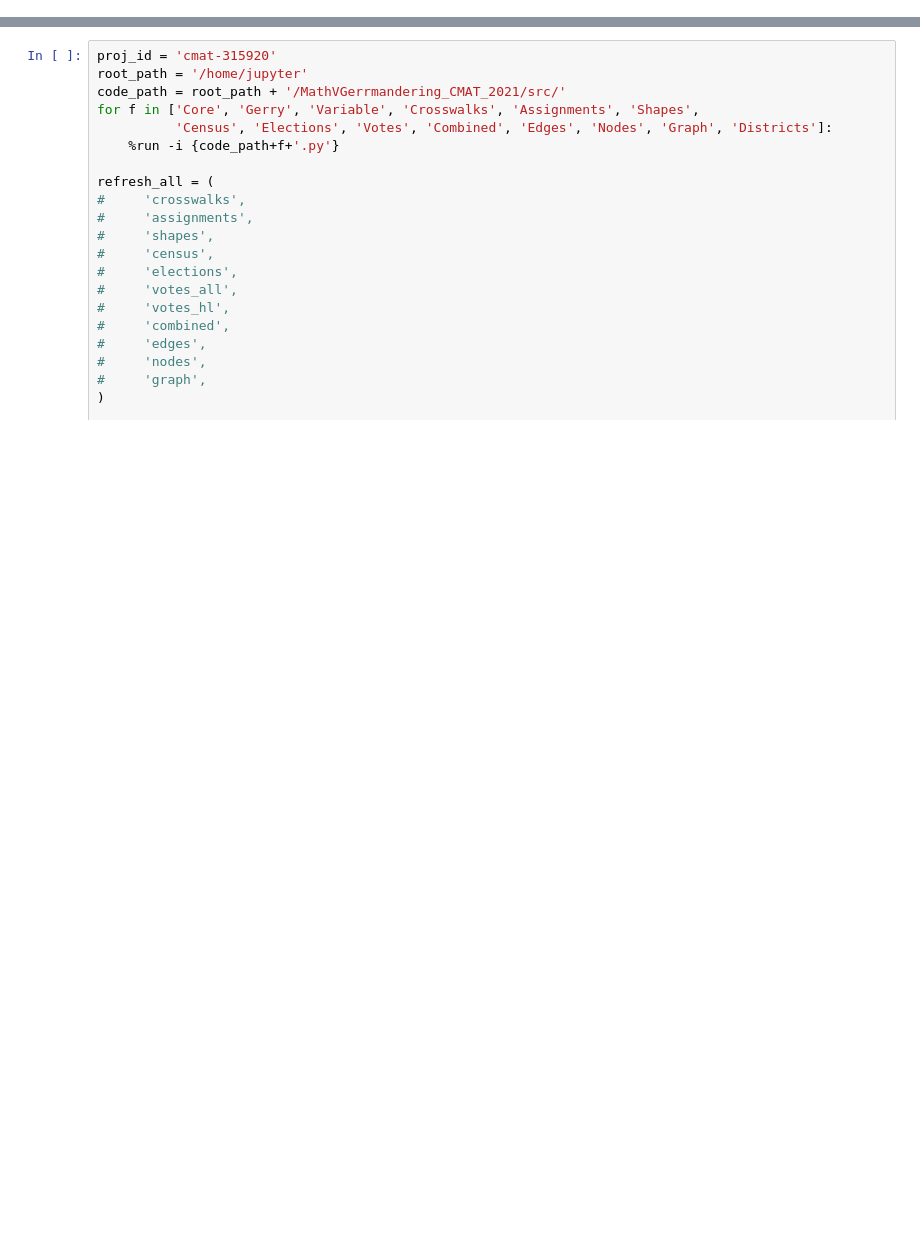
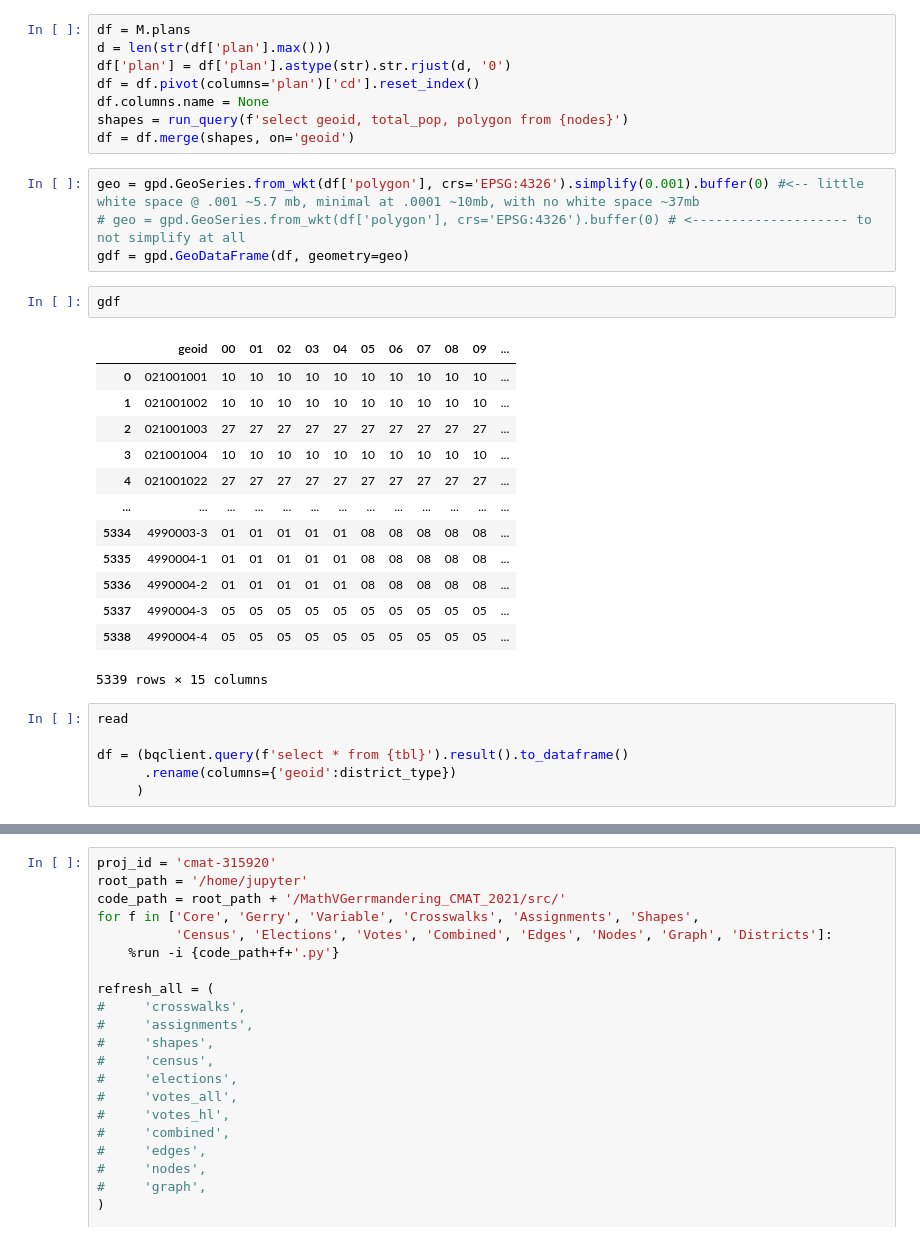
Before and after one commit to Tarleton-Math/MathVGerrmandering_CMAT_2021, a Jupyter notebook: redistricter.ipynb, the cells around one changed output, grey strips where cells are left out. Drawn from its saved outputs; the diff is of its cells as text; blank space fills up the shorter version.

```diff
--- a/redistricter.ipynb
+++ b/redistricter.ipynb
@@ -0,0 +217,34 @@
+# %%
+df = M.plans
+d = len(str(df['plan'].max()))
+df['plan'] = df['plan'].astype(str).str.rjust(d, '0')
+df = df.pivot(columns='plan')['cd'].reset_index()
+df.columns.name = None
+shapes = run_query(f'select geoid, total_pop, polygon from {nodes}')
+df = df.merge(shapes, on='geoid')
+# %%
+geo = gpd.GeoSeries.from_wkt(df['polygon'], crs='EPSG:4326').simplify(0.001).buffer(0) #<-- little white space @ .001 ~5.7 mb, minimal at .0001 ~10mb, with no white space ~37mb
+# geo = gpd.GeoSeries.from_wkt(df['polygon'], crs='EPSG:4326').buffer(0) # <-------------------- to not simplify at all
+gdf = gpd.GeoDataFrame(df, geometry=geo)
+# %%
+gdf
+# %% [output]
+|  | geoid | 00 | 01 | 02 | 03 | 04 | 05 | 06 | 07 | 08 | 09 | ... |
+| 0 | 021001001 | 10 | 10 | 10 | 10 | 10 | 10 | 10 | 10 | 10 | 10 | ... |
+| 1 | 021001002 | 10 | 10 | 10 | 10 | 10 | 10 | 10 | 10 | 10 | 10 | ... |
+| 2 | 021001003 | 27 | 27 | 27 | 27 | 27 | 27 | 27 | 27 | 27 | 27 | ... |
+| 3 | 021001004 | 10 | 10 | 10 | 10 | 10 | 10 | 10 | 10 | 10 | 10 | ... |
+| 4 | 021001022 | 27 | 27 | 27 | 27 | 27 | 27 | 27 | 27 | 27 | 27 | ... |
+| ... | ... | ... | ... | ... | ... | ... | ... | ... | ... | ... | ... | ... |
+| 5334 | 4990003-3 | 01 | 01 | 01 | 01 | 01 | 08 | 08 | 08 | 08 | 08 | ... |
+| 5335 | 4990004-1 | 01 | 01 | 01 | 01 | 01 | 08 | 08 | 08 | 08 | 08 | ... |
+| 5336 | 4990004-2 | 01 | 01 | 01 | 01 | 01 | 08 | 08 | 08 | 08 | 08 | ... |
+| 5337 | 4990004-3 | 05 | 05 | 05 | 05 | 05 | 05 | 05 | 05 | 05 | 05 | ... |
+| 5338 | 4990004-4 | 05 | 05 | 05 | 05 | 05 | 05 | 05 | 05 | 05 | 05 | ... |
+5339 rows × 15 columns
+# %%
+read
+
+df = (bqclient.query(f'select * from {tbl}').result().to_dataframe()
+      .rename(columns={'geoid':district_type})
+     )
```
Also changed, not shown: parts of 39 cells of this notebook, 18 other files.
